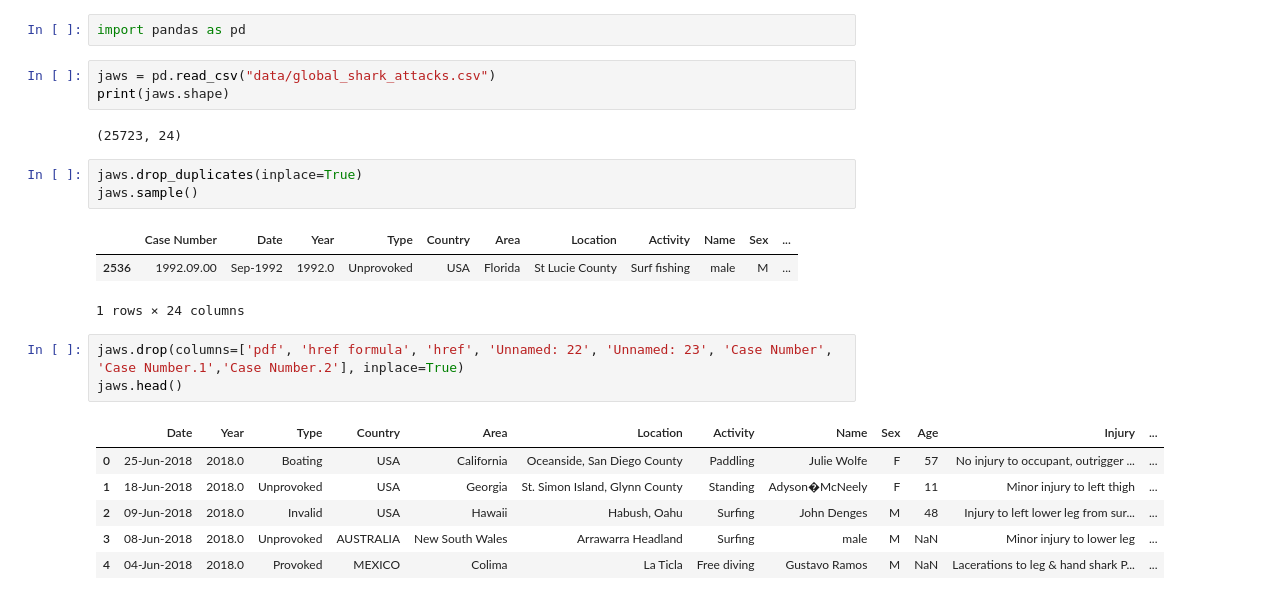
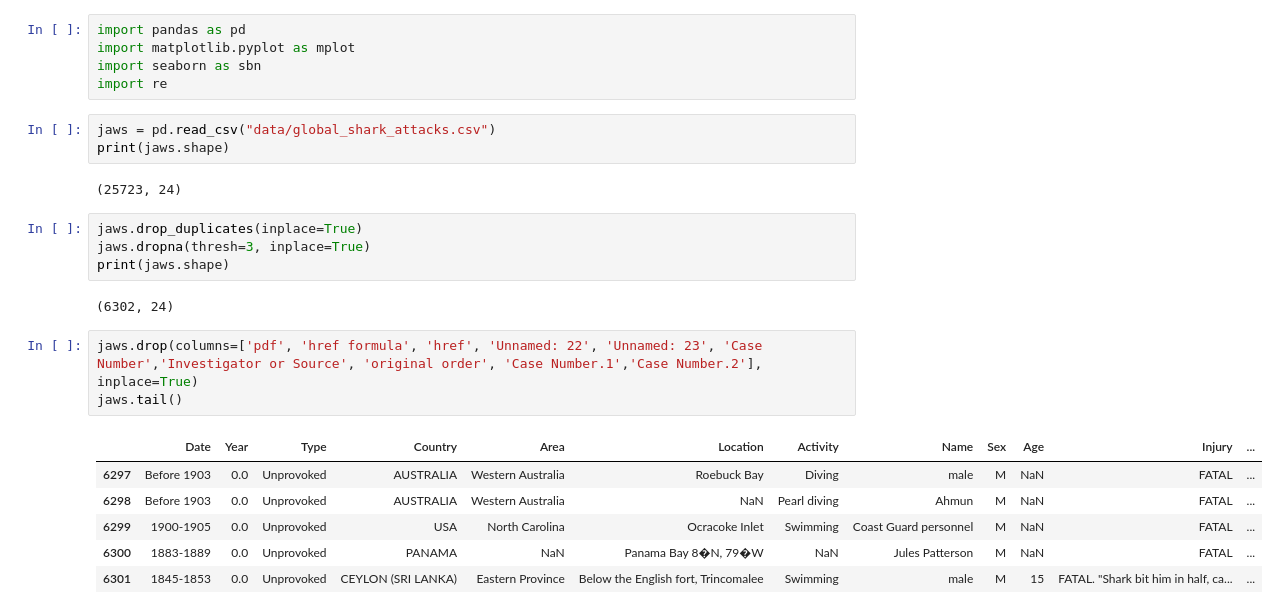
Before and after one commit to paulaRMachado/Jaws-EDA, a Jupyter notebook: JAWS.ipynb, the cells around one changed output. Saved outputs shown, nothing was run; the diff lists cells and outputs as text.

```diff
--- a/JAWS.ipynb
+++ b/JAWS.ipynb
@@ -1,5 +1,8 @@
-# %%
-import pandas as pd
+# %%
+import pandas as pd
+import matplotlib.pyplot as mplot
+import seaborn as sbn
+import re
 # %%
 jaws = pd.read_csv("data/global_shark_attacks.csv")
 print(jaws.shape)
@@ -7,21 +10,20 @@ print(jaws.shape)
 (25723, 24)
 # %%
 jaws.drop_duplicates(inplace=True)
-jaws.sample()
+jaws.dropna(thresh=3, inplace=True)
+print(jaws.shape)
 # %% [output]
-|  | Case Number | Date | Year | Type | Country | Area | Location | Activity | Name | Sex | ... |
-| 2536 | 1992.09.00 | Sep-1992 | 1992.0 | Unprovoked | USA | Florida | St Lucie County | Surf fishing | male | M | ... |
-1 rows × 24 columns
+(6302, 24)
 # %%
-jaws.drop(columns=['pdf', 'href formula', 'href', 'Unnamed: 22', 'Unnamed: 23', 'Case Number', 'Case Number.1','Case Number.2'], inplace=True)
-jaws.head()
+jaws.drop(columns=['pdf', 'href formula', 'href', 'Unnamed: 22', 'Unnamed: 23', 'Case Number','Investigator or Source', 'original order', 'Case Number.1','Case Number.2'], inplace=True)
+jaws.tail()
 # %% [output]
 |  | Date | Year | Type | Country | Area | Location | Activity | Name | Sex | Age | Injury | ... |
-| 0 | 25-Jun-2018 | 2018.0 | Boating | USA | California | Oceanside, San Diego County | Paddling | Julie Wolfe | F | 57 | No injury to occupant, outrigger ... | ... |
-| 1 | 18-Jun-2018 | 2018.0 | Unprovoked | USA | Georgia | St. Simon Island, Glynn County | Standing | Adyson�McNeely | F | 11 | Minor injury to left thigh | ... |
-| 2 | 09-Jun-2018 | 2018.0 | Invalid | USA | Hawaii | Habush, Oahu | Surfing | John Denges | M | 48 | Injury to left lower leg from sur... | ... |
-| 3 | 08-Jun-2018 | 2018.0 | Unprovoked | AUSTRALIA | New South Wales | Arrawarra Headland | Surfing | male | M | NaN | Minor injury to lower leg | ... |
-| 4 | 04-Jun-2018 | 2018.0 | Provoked | MEXICO | Colima | La Ticla | Free diving | Gustavo Ramos | M | NaN | Lacerations to leg & hand shark P... | ... |
+| 6297 | Before 1903 | 0.0 | Unprovoked | AUSTRALIA | Western Australia | Roebuck Bay | Diving | male | M | NaN | FATAL | ... |
+| 6298 | Before 1903 | 0.0 | Unprovoked | AUSTRALIA | Western Australia | NaN | Pearl diving | Ahmun | M | NaN | FATAL | ... |
+| 6299 | 1900-1905 | 0.0 | Unprovoked | USA | North Carolina | Ocracoke Inlet | Swimming | Coast Guard personnel | M | NaN | FATAL | ... |
+| 6300 | 1883-1889 | 0.0 | Unprovoked | PANAMA | NaN | Panama Bay 8�N, 79�W | NaN | Jules Patterson | M | NaN | FATAL | ... |
+| 6301 | 1845-1853 | 0.0 | Unprovoked | CEYLON (SRI LANKA) | Eastern Province | Below the English fort, Trincomalee | Swimming | male | M | 15 | FATAL. "Shark bit him in half, ca... | ... |
 # %%
 jaws.info()
 # %% [output]
```
Also changed, not shown: parts of 29 cells of this notebook, 9 other files.
